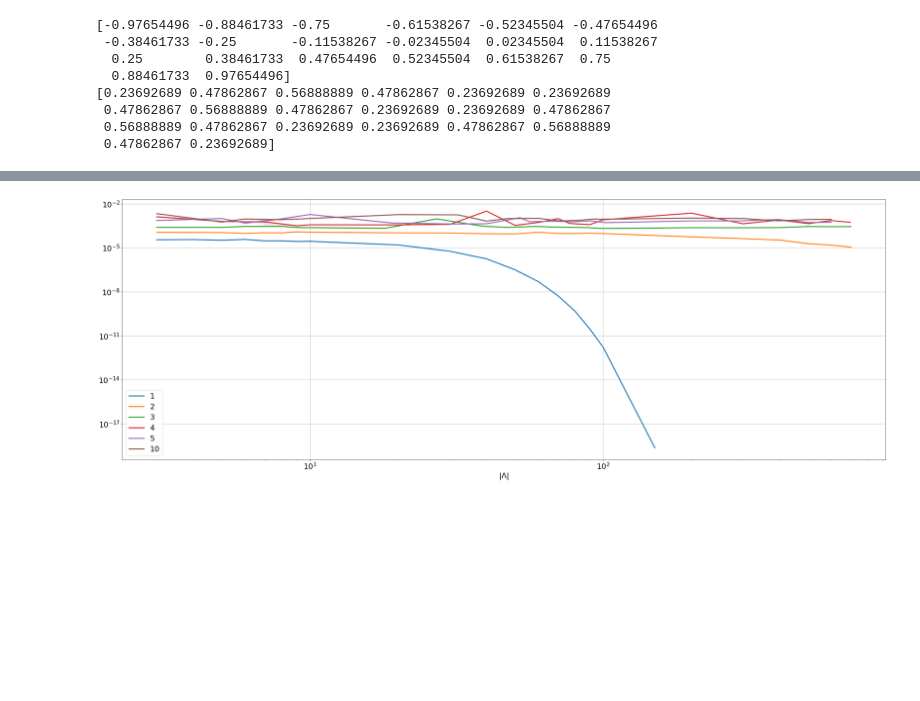
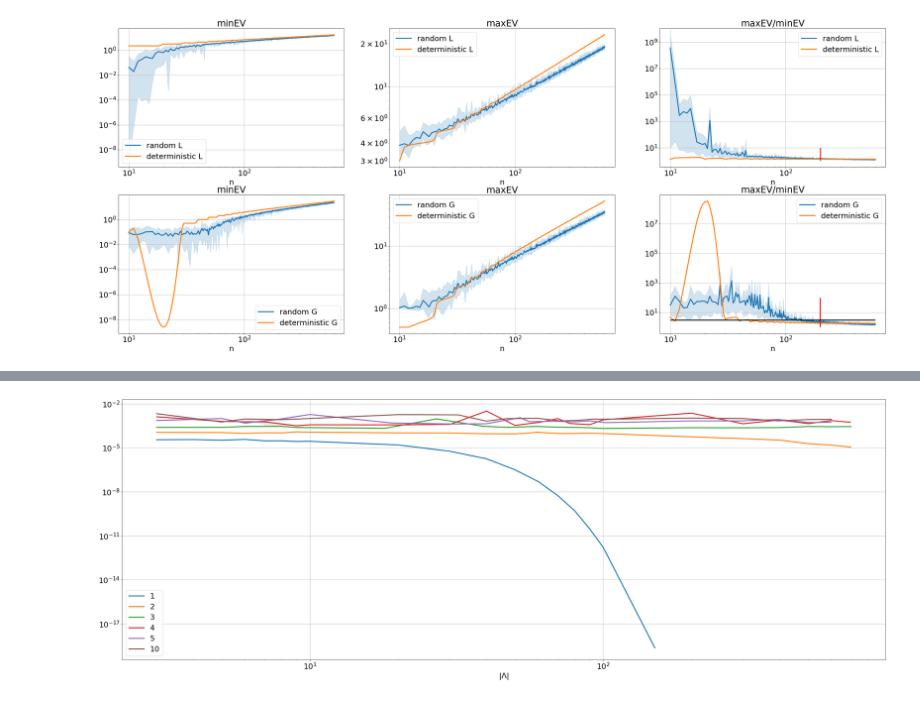
Before and after one commit to huberbenno/polynomial_transport, a Jupyter notebook: x_examples_paper.ipynb, the cells around one changed output, grey strips where cells are left out. Saved outputs shown, nothing was run; the diff lists cells and outputs as text; code cells hidden in the pictures; blank space fills up the shorter version.

```diff
--- a/x_examples_paper.ipynb
+++ b/x_examples_paper.ipynb
@@ -36,20 +36,3 @@ select {}
     on sur.multis_id = mul.id
  where tar.dim = {}
 """
-# %%
-n_quad = 5
-n = 4
-x_quad, w_quad = np.polynomial.legendre.leggauss(n_quad)
-x = np.concatenate([x_quad/n - 1 + (2*i+1)/n for i in range(n)])
-w = np.concatenate([w_quad for i in range(n)])
-print(x)
-print(w)
-# %% [output]
-[-0.97654496 -0.88461733 -0.75       -0.61538267 -0.52345504 -0.47654496
- -0.38461733 -0.25       -0.11538267 -0.02345504  0.02345504  0.11538267
-  0.25        0.38461733  0.47654496  0.52345504  0.61538267  0.75
-  0.88461733  0.97654496]
-[0.23692689 0.47862867 0.56888889 0.47862867 0.23692689 0.23692689
- 0.47862867 0.56888889 0.47862867 0.23692689 0.23692689 0.47862867
- 0.56888889 0.47862867 0.23692689 0.23692689 0.47862867 0.56888889
- 0.47862867 0.23692689]
@@ -55,0 +58,49 @@ print(w)
+# %%
+multis = TotalDegreeSet(dim=1,order=9)
+d = multis.dim
+m = multis.size()
+kmax = 10
+trials = 10
+
+n = list(range(kmax, 30 * m * int(np.log(m))))
+c_rand = np.zeros((len(n),trials,4))
+c_det = np.zeros((len(n),4))
+for i in range(len(n)) :
+    c_det[i] = get_properties(np.array([[np.cos((2*k+1)*np.pi/2/kmax) for k in range(n[i])]]),multis)
+    for j in range(trials) :
+        c_rand[i,j] = get_properties(np.sin(np.random.uniform(low=-3*np.pi/2, high=np.pi/2, size=(d, n[i]))), multis)
+# %%
+fig = plt.figure(figsize=(40,16))
+
+ax = plotutil.get_ax(fig, nx=3, ny=2, idx=1, logaxis=['x', 'y'], xlabel='n', title='minEV')
+plot_random(ax, c_rand[:,:,0], 'random L')
+ax.plot(n, c_det[:,0], lw=3, label='deterministic L')
+ax.legend()
+ax = plotutil.get_ax(fig, nx=3, ny=2, idx=4, logaxis=['x', 'y'], xlabel='n', title='minEV')
+plot_random(ax, c_rand[:,:,2], 'random G')
+ax.plot(n, c_det[:,2], lw=3, label='deterministic G')
+ax.legend()
+
+ax = plotutil.get_ax(fig, nx=3, ny=2, idx=2, logaxis=['x', 'y'], xlabel='n', title='maxEV')
+plot_random(ax, c_rand[:,:,1], 'random L')
+ax.plot(n, c_det[:,1], lw=3, label='deterministic L')
+ax.legend()
+ax = plotutil.get_ax(fig, nx=3, ny=2, idx=5, logaxis=['x', 'y'], xlabel='n', title='maxEV')
+plot_random(ax, c_rand[:,:,3], 'random G')
+ax.plot(n, c_det[:,3], lw=3, label='deterministic G')
+ax.legend()
+
+ax = plotutil.get_ax(fig, nx=3, ny=2, idx=3, logaxis=['x', 'y'], xlabel='n', title='maxEV/minEV')
+plot_random(ax, c_rand[:,:,1]/c_rand[:,:,0], 'random L')
+ax.plot(n, c_det[:,1]/c_det[:,0], lw=3, label='deterministic L')
+ax.vlines(200, 1,10, lw=3, color='r')
+ax.legend()
+ax = plotutil.get_ax(fig, nx=3, ny=2, idx=6, logaxis=['x', 'y'], xlabel='n', title='maxEV/minEV')
+plot_random(ax, c_rand[:,:,3]/c_rand[:,:,2], 'random G')
+ax.plot(n, c_det[:,3]/c_det[:,2], lw=3, label='deterministic G')
+ax.vlines(200, 1,100, lw=3, color='r')
+ax.hlines(3, 10, 600, lw=3, color='k')
+ax.legend()
+plt.show()
+# %% [output]
+[figure, added]
```
Also changed, not shown: parts of 11 cells of this notebook, 6 other files.
